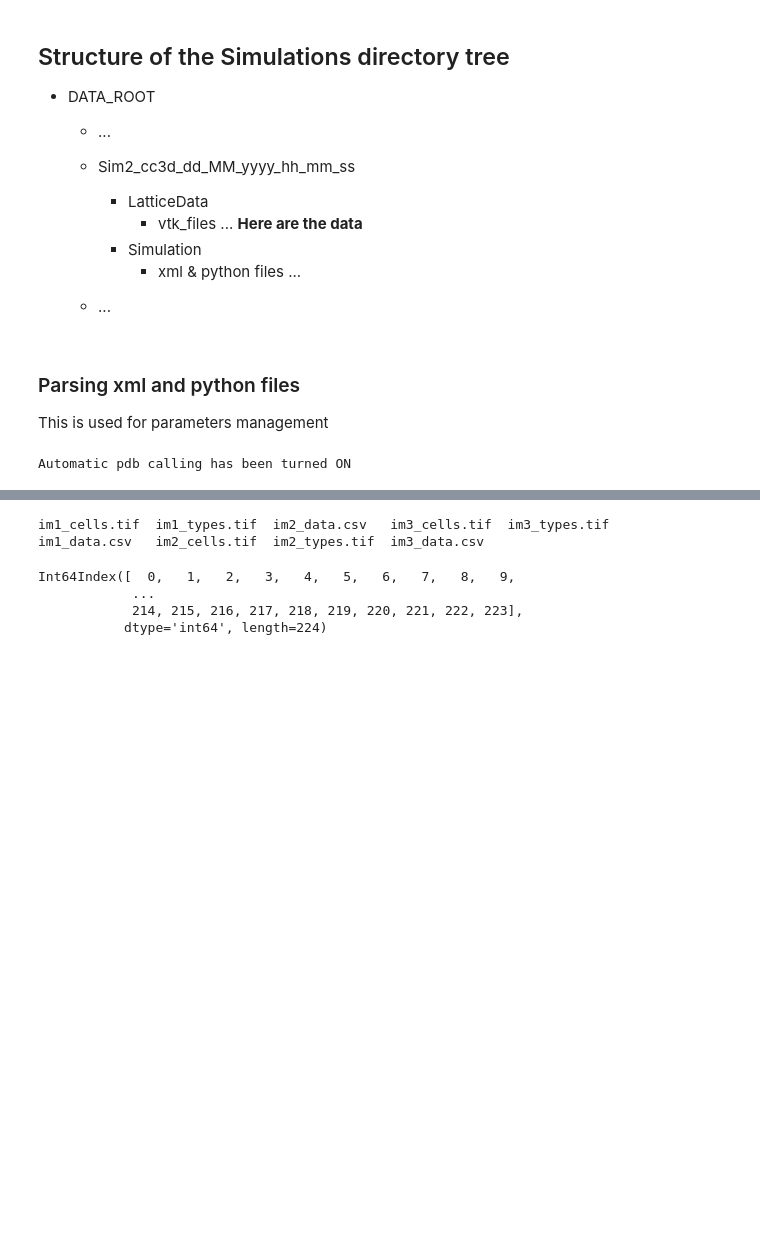
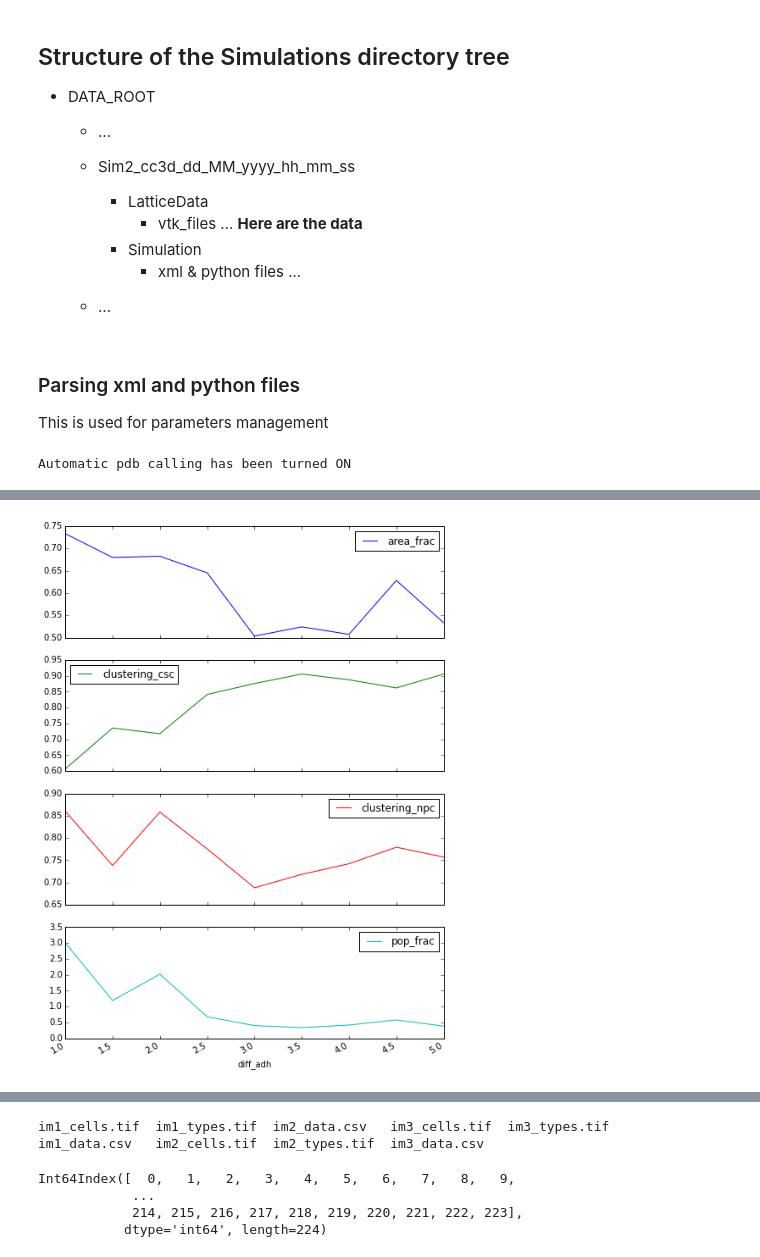
Before and after one commit to glyg/CancerStemCells_GGH, a Jupyter notebook: Notebooks/CompuCell3D simulations Importer.ipynb, the cells around one changed output, grey strips where cells are left out. Drawn from its saved outputs; the diff is of its cells as text; code cells hidden in the pictures; blank space fills up the shorter version.

```diff
--- a/Notebooks/CompuCell3D simulations Importer.ipynb
+++ b/Notebooks/CompuCell3D simulations Importer.ipynb
@@ -375,0 +387,25 @@ for tumor, style in zip(tumors.values(), ['o-', 's-', 'v-', 'd-', '^-']):
+# %%
+data_dict = {}
+
+data_dict['diff_adh'] = np.array([tumor.sim_dict['energies']['CancerStemCell-NonCancerous']
+                                  for tumor in tumors.values()])
+
+data_dict['pop_frac'] = np.array([tumor.n_npc.iloc[-1] / tumor.n_csc.iloc[-1]
+                                  for tumor in tumors.values()])
+
+data_dict['area_frac'] = np.array([tumor.area_npc.iloc[-1] / tumor.area_csc.iloc[-1]
+                                   for tumor in tumors.values()])
+
+data_dict['clustering_npc'] = np.array([tumor.pis_npc.iloc[-7:].mean()
+                                        for tumor in tumors.values()])
+
+data_dict['clustering_csc'] = np.array([tumor.pis_csc.iloc[-7:].mean()
+                                        for tumor in tumors.values()])
+
+
+collected[sim_name] = pd.DataFrame.from_dict(data_dict)
+collected[sim_name].set_index('diff_adh', inplace=True)
+
+collected[sim_name].sort_index(inplace=True)
+# %%
+df = collected[sim_name]
@@ -375,0 +426,5 @@ for tumor, style in zip(tumors.values(), ['o-', 's-', 'v-', 'd-', '^-']):
+# %%
+
+axes = df.plot(subplots=True, figsize=(8, 12))
+# %% [output]
+[figure, added]
```
Also changed, not shown: parts of 13 cells of this notebook, 1 other file.
